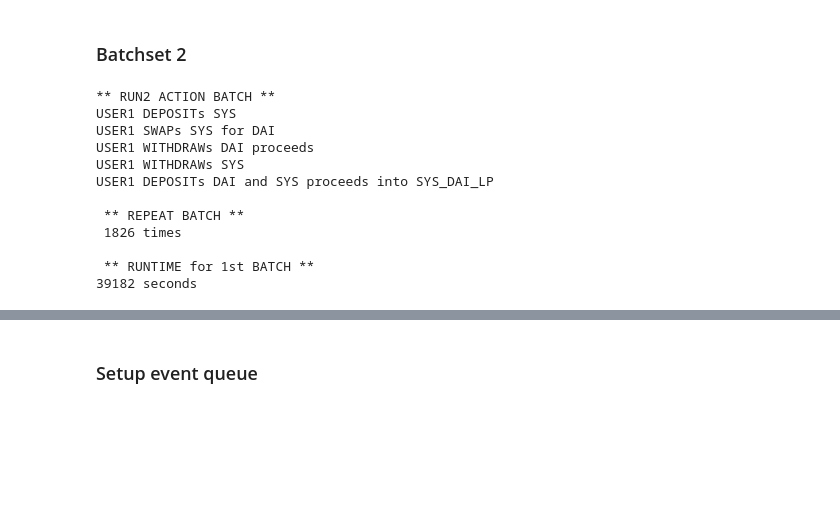
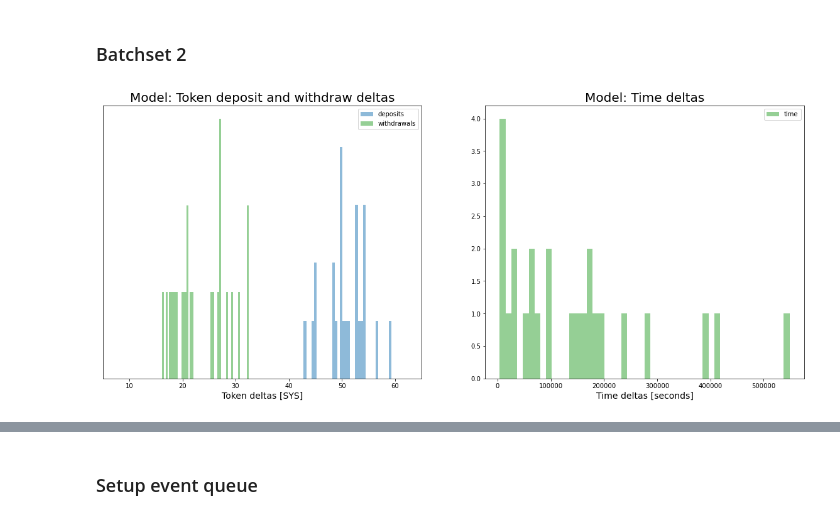
Before and after one commit to icmoore/daosys, a Jupyter notebook: notebooks/simulation/masternode_daosys.ipynb, the cells around one changed output, grey strips where cells are left out. Cells and saved outputs as stored; diff of their text form; code cells hidden in the pictures; blank space fills up the shorter version.

```diff
--- a/notebooks/simulation/masternode_daosys.ipynb
+++ b/notebooks/simulation/masternode_daosys.ipynb
@@ -68,8 +68,8 @@ SYS_DAI = LPTokenAgent('SYS_DAI_LP', SYS_DAI_LP)
 # %%
 apy = 0.1
 t_delta = 109*24*3600
-N_RUNS = len(daosys_proj)
-#N_RUNS = 10
+#N_RUNS = len(daosys_proj)
+N_RUNS = 25
 # %%
 SYS_mint1 = Mint(5000, apy, True)
 DAI_mint1 = Mint(5000, apy, True)
@@ -225,23 +205,23 @@ d_action5 = LPDepositChainAction(w_action5, w_action6, SYS_DAI, USER1, SYS_DAI_L
-# %%
-aBatch2 = ActionBatch('RUN2', N_RUNS)
-aBatch2.add_action(d_action4)
-aBatch2.add_action(s_action2)
-aBatch2.add_action(w_action5)
-aBatch2.add_action(w_action6)
-aBatch2.add_action(d_action5)
-aBatch2.inspect()
-
-action_batch2 = aBatch2.generate()
-# %% [output]
-** RUN2 ACTION BATCH **
-USER1 DEPOSITs SYS
-USER1 SWAPs SYS for DAI
-USER1 WITHDRAWs DAI proceeds
-USER1 WITHDRAWs SYS
-USER1 DEPOSITs DAI and SYS proceeds into SYS_DAI_LP
-
- ** REPEAT BATCH **
- 1826 times
-
- ** RUNTIME for 1st BATCH **
-39182 seconds
+# %%
+import seaborn as sns
+fig, (dist1_ax, dist2_ax) = plt.subplots(ncols=2, sharex=False, sharey=False, figsize=(20, 8))
+
+r_obj1 = np.random.normal(50, 5, N_RUNS)
+r_obj2 = np.random.normal(25, 5, N_RUNS)
+
+blue, _, red = sns.color_palette()[:3]
+dist1_ax.hist(r_obj1, 50, color=blue, density=True, alpha=0.5, lw=0, label='deposits');
+dist1_ax.hist(r_obj2, 50, color=red, density=True, alpha=0.5, lw=0, label='withdrawals');
+dist1_ax.set_xlim(left=0)
+dist1_ax.set_xlabel('Token deltas [SYS]', fontsize=14)
+dist1_ax.set_yticks([])
+dist1_ax.set_xlim(5, 65);
+dist1_ax.set_title("Model: Token deposit and withdraw deltas", fontsize=20);
+dist1_ax.legend(loc='upper right');
+
+dist2_ax.hist(t_delta_model, 50, color=red, alpha=0.5, lw=0, label='time');
+dist2_ax.set_xlabel('Time deltas [seconds]', fontsize=14);
+dist2_ax.set_title("Model: Time deltas", fontsize=20);
+dist2_ax.legend();
+# %% [output]
+[figure, added]
```
Also changed, not shown: parts of 20 cells of this notebook, 20 other files.
